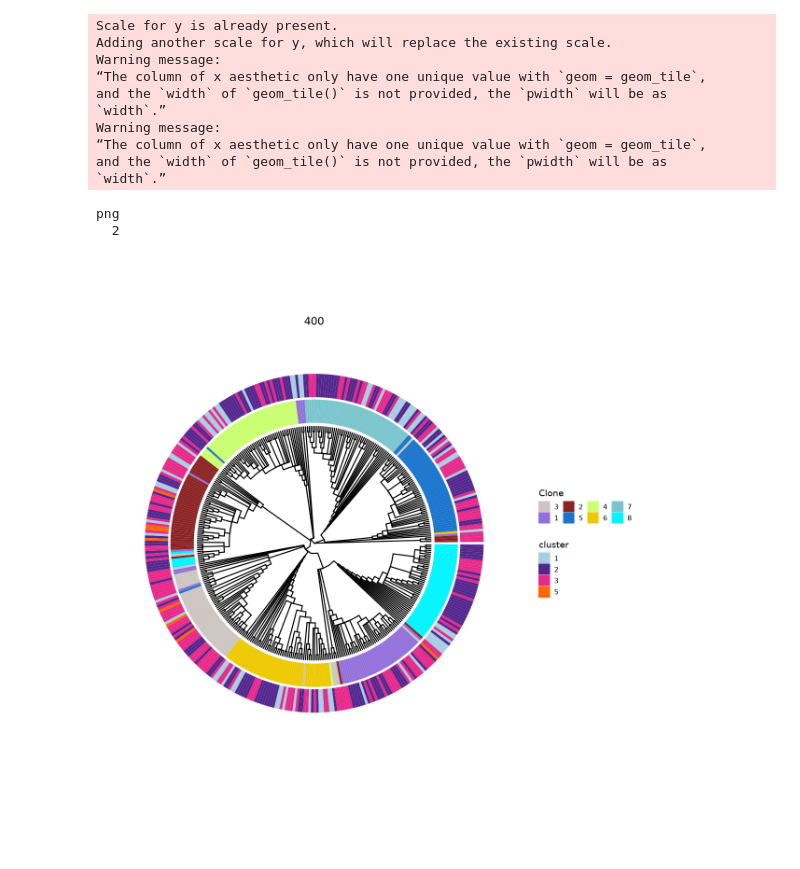
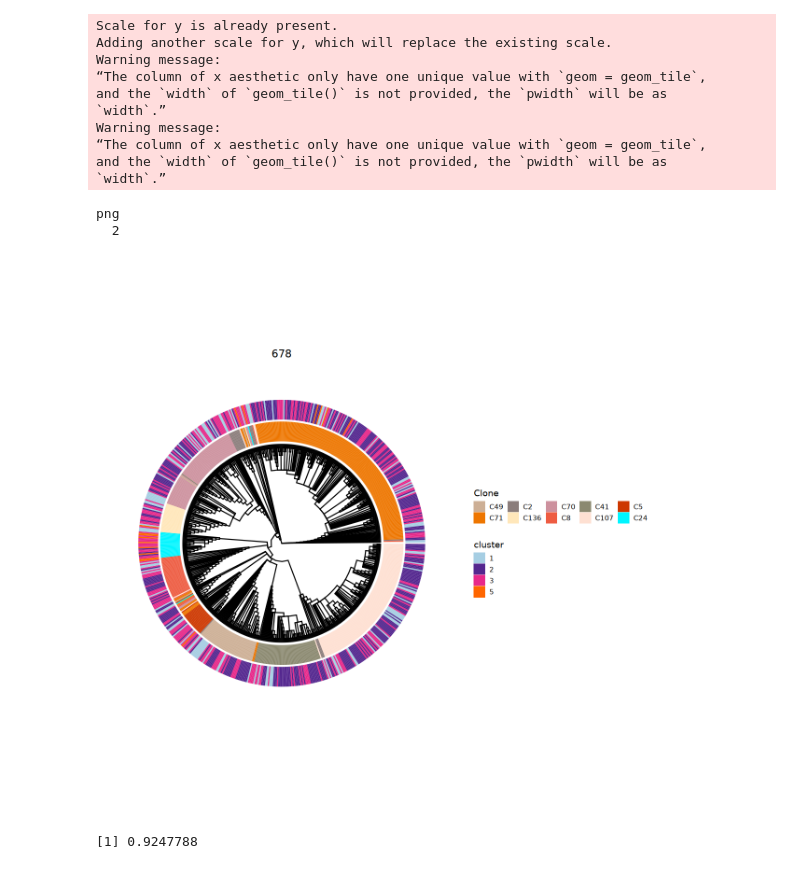
Before and after one commit to liangzhenhou/eTRACER, a Jupyter notebook: LineageTracing/scMultiome/ggtree.ipynb, the cells around one changed output. Saved outputs shown, nothing was run; the diff lists cells and outputs as text; code cells hidden in the pictures.

```diff
--- a/LineageTracing/scMultiome/ggtree.ipynb
+++ b/LineageTracing/scMultiome/ggtree.ipynb
@@ -13,0 +53,5 @@ rownames(metadata) <- gsub('-1','',rownames(metadata))
+# %%
+color_df <- read.csv('/syn1/liangzhen/jinhua_jilab_project/result/DNA_Amplicon/color_lineage_dict.csv',header=T,sep=',',row.names=1,check.names = F)
+colnames(color_df) = 'color'
+color_df['C107','color'] <- '#fee0d2'
+color_df
@@ -14,4 +78,4 @@ rownames(metadata) <- gsub('-1','',rownames(metadata))
 # %%
-cell_lineage <- read.table('/syn1/liangzhen/jinhua_jilab_project/result/DNA_Amplicon/multiome/cell_lineage.csv',header = T,sep=',',row.names = 1)
+cell_lineage <- read.table('/syn1/liangzhen/jinhua_jilab_project/result/DNA_Amplicon/multiome/cell_lineage_alignment.csv',sep=',',header=T,row.names = 1)
 cell_lineage
 # %% [output]
@@ -37,8 +101,5 @@ A data.frame: 2296 × 1
-# %%
-color_df <- read.table('/syn1/liangzhen/juanzhen_emt_tfseq_project/huzheng/ColorRG_match.txt',sep='\t',header=T)
-color_df <- color_df[!is.na(color_df$color),]
 # %%
-tree <- read.tree(paste0('/syn1/liangzhen/jinhua_jilab_project/result/DNA_Amplicon/trees/multiome/multiome-401.phy.treefile'))
+tree <- read.tree(paste0('/syn1/liangzhen/jinhua_jilab_project/result/DNA_Amplicon/trees/multiome/multiome-679_selected.phy.treefile'))
 tree <- root(tree, outgroup = "synthetic", resolve.root = TRUE)
 
 tree <- drop.tip(tree,tree$tip.label[!(tree$tip.label %in% rownames(cell_lineage))])
@@ -50,8 +111,8 @@ tree_plot$data[tree_plot$data$isTip==TRUE & tree_plot$data$label!='synthetic','C
 tree_plot$data$cluster <- 'Root'
 tree_plot$data[tree_plot$data$isTip==TRUE & tree_plot$data$label!='synthetic','cluster'] <- as.character(metadata[tree_plot$data$label[tree_plot$data$isTip==TRUE & tree_plot$data$label!='synthetic'],'predicted.id'])
 
+pdf('/syn1/liangzhen/jinhua_jilab_project/result/DNA_Amplicon/trees/multiome/multiome_merge_tree.pdf',width=10,height=10)
 options(repr.plot.width=10, repr.plot.height=10)
-pdf('/syn1/liangzhen/jinhua_jilab_project/result/Figures/Figure3.sup/atac_10_clone_tree.pdf',height=10,width=10)
 plot <- tree_plot +
     new_scale_fill() +
      geom_fruit(
@@ -62,36 +123,72 @@ plot <- tree_plot +
      ) + scale_fill_manual(
          name="Clone",
          breaks=c('Root',unique(cell_lineage$lineageGrp)),
-         values=c('gray',sample(color_df$color,length(unique(cell_lineage$lineageGrp)))),
+         values=c('gray',color_df[unique(cell_lineage$lineageGrp),'color']),
          guide=guide_legend(keywidth=1, keyheight=1, ncol=5)
      ) +
      new_scale_fill() +
      geom_fruit(
          geom=geom_tile,
          mapping=aes(fill=cluster),
          pwidth=max(tree_plot$data$x)*0.20,
          offset=0.22
      ) + scale_fill_manual(
          name="cluster",
          breaks=c('root','1','2','3','4','5'),
          values=c('black','#a6cee3','#54278f','#e7298a','#1f77b4','#ff6600'),
          guide=guide_legend(keywidth=1, keyheight=1, ncol=1)
      )+
     ggtitle(length(tree$tip.label)) + theme(plot.title = element_text(hjust = 0.5))
 print(plot)
 dev.off()
 print(plot)
 # %% [output]
 Scale for y is already present.
 Adding another scale for y, which will replace the existing scale.
 Warning message:
 “The column of x aesthetic only have one unique value with `geom = geom_tile`,
 and the `width` of `geom_tile()` is not provided, the `pwidth` will be as
 `width`.”
 Warning message:
 “The column of x aesthetic only have one unique value with `geom = geom_tile`,
 and the `width` of `geom_tile()` is not provided, the `pwidth` will be as
 `width`.”
 png
   2
-[figure, old version]
+[figure, new version]
+# %%
+tree_data <- tree_plot$data[tree_plot$data$isTip == TRUE, ]
+tree_data <- tree_data[order(tree_data$y, decreasing = TRUE), ]
+
+count_all <- 0
+Clone_labels <- unique(tree_data$Clone)
+
+for (Clone in Clone_labels) {
+  x <- as.integer(tree_data$Clone == Clone)
+  ones_pos <- which(x == 1)
+
+  if (length(ones_pos) < 10) next
+
+  gaps <- diff(ones_pos)
+  Clones <- list()
+  current_Clone <- ones_pos[1]
+
+  for (i in seq_along(gaps)) {
+    if (gaps[i] < 10) {
+      current_Clone <- c(current_Clone, ones_pos[i + 1])
+    } else {
+      Clones[[length(Clones) + 1]] <- current_Clone
+      current_Clone <- ones_pos[i + 1]
+    }
+  }
+  Clones[[length(Clones) + 1]] <- current_Clone
+
+  valid_regions <- Filter(function(g) length(g) > 10, Clones)
+  Clone_index <- unlist(lapply(valid_regions, function(g) seq(min(g), max(g))))
+  count_all <- count_all + sum(tree_data$Clone[Clone_index] == Clone)
+}
+
+fraction <- count_all / nrow(tree_data)
+print(fraction)
+# %% [output]
+[1] 0.9247788
```
Also changed, not shown: parts of 4 cells of this notebook.
